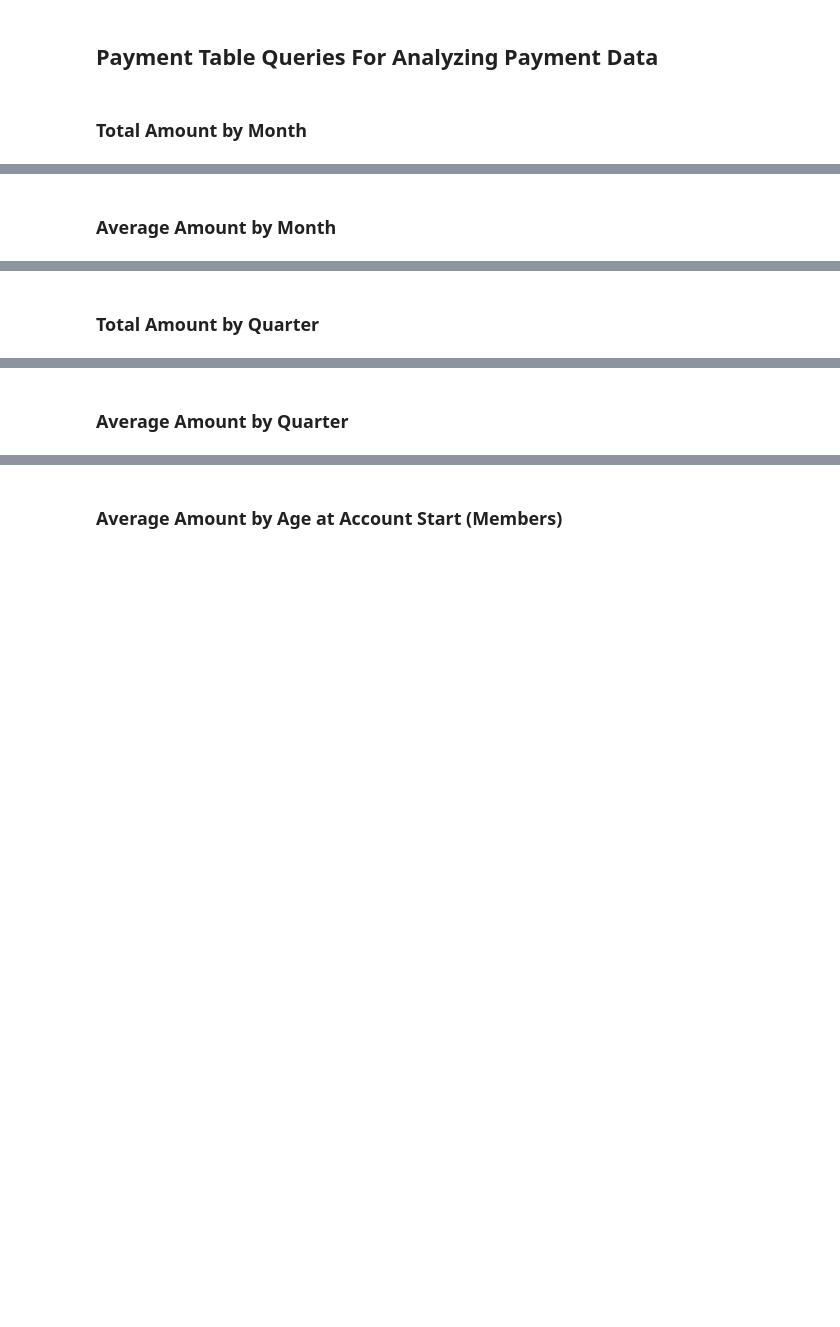
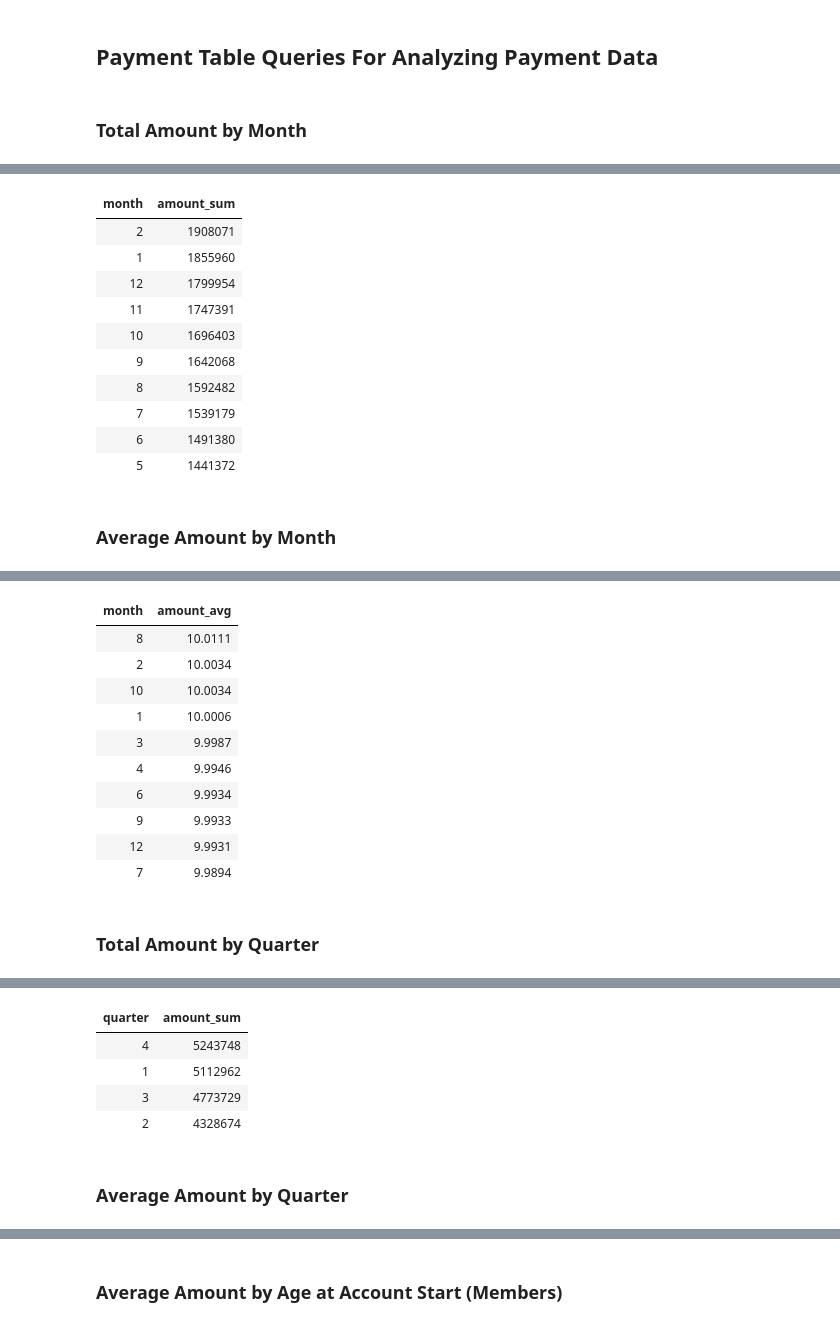
Before and after one commit to IsmaelDawuda/building_an_azure_data_lake_for_bikeshare_data_analytics, a Jupyter notebook: adls_bikeshare_project_IsmaelDawuda.ipynb, the cells around one changed output, grey strips where cells are left out. Drawn from its saved outputs; the diff is of its cells as text; code cells hidden in the pictures; blank space fills up the shorter version.

```diff
--- a/adls_bikeshare_project_IsmaelDawuda.ipynb
+++ b/adls_bikeshare_project_IsmaelDawuda.ipynb
@@ -613,7 +613,7 @@ def analyze_payment_data(df: DataFrame, group_col: str, agg_funcs: list, aliases
 
         # Display title and results
         displayHTML(f"<h3>{title}</h3>")
-        result_df.show()
+        display(result_df.limit(10))
 
 # Aggregation functions, their aliases, and titles
 agg_funcs = [sum, avg]
@@ -629 +628,12 @@ Total Amount by Month
+| month | amount_sum |
+| 2 | 1908071 |
+| 1 | 1855960 |
+| 12 | 1799954 |
+| 11 | 1747391 |
+| 10 | 1696403 |
+| 9 | 1642068 |
+| 8 | 1592482 |
+| 7 | 1539179 |
+| 6 | 1491380 |
+| 5 | 1441372 |
 Average Amount by Month
@@ -631 +640,12 @@ Average Amount by Month
+| month | amount_avg |
+| 8 | 10.0111 |
+| 2 | 10.0034 |
+| 10 | 10.0034 |
+| 1 | 10.0006 |
+| 3 | 9.9987 |
+| 4 | 9.9946 |
+| 6 | 9.9934 |
+| 9 | 9.9933 |
+| 12 | 9.9931 |
+| 7 | 9.9894 |
 Total Amount by Quarter
@@ -633 +652,6 @@ Total Amount by Quarter
+| quarter | amount_sum |
+| 4 | 5243748 |
+| 1 | 5112962 |
+| 3 | 4773729 |
+| 2 | 4328674 |
 Average Amount by Quarter
```
Also changed, not shown: parts of 2 cells of this notebook.
